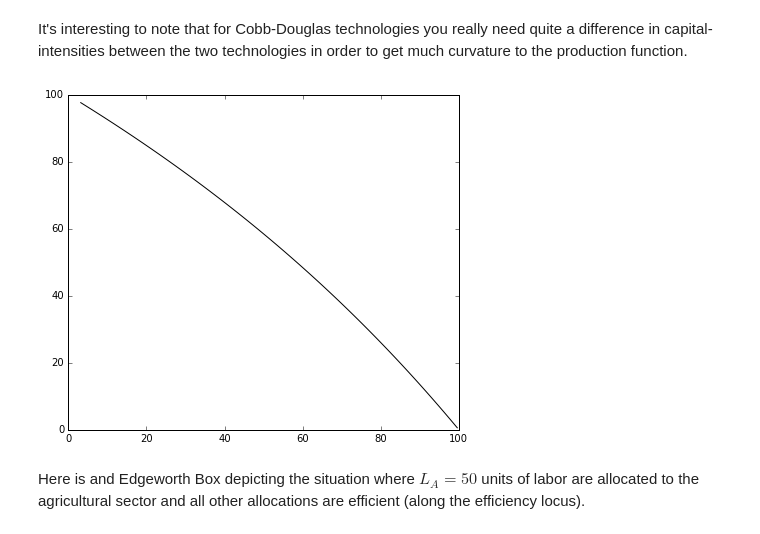
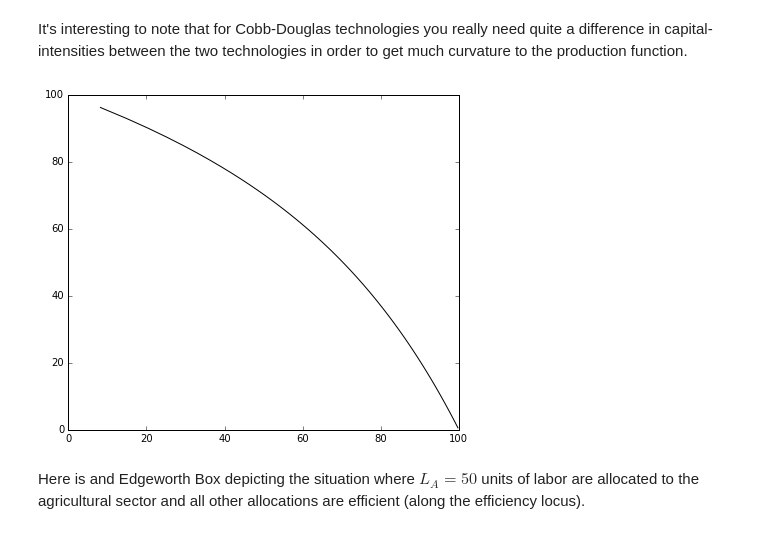
Before and after one commit to jhconning/Dev-II, a Jupyter notebook: notebooks/EdgeworthProduction.ipynb, the cells around one changed output. Saved outputs shown, nothing was run; the diff lists cells and outputs as text; code cells hidden in the pictures.

```diff
--- a/notebooks/EdgeworthProduction.ipynb
+++ b/notebooks/EdgeworthProduction.ipynb
@@ -101,9 +125,9 @@ def ppf(LA,Kbar=KBAR, Lbar=LBAR,alpha=ALPHA,beta=BETA):
 It's interesting to note that for Cobb-Douglas technologies you really need quite a difference in capital-intensities between the two technologies in order to get much curvature to the production function.
 # %%
 fig, ax = plt.subplots(figsize=(7,6))
-ppf(50,alpha =0.7, beta=0.3)
+ppf(50,alpha =0.8, beta=0.2)
 # %% [output]
-[figure, old version]
+[figure, new version]
 # %% [markdown]
 Here is and Edgeworth Box depicting the situation where $L_A = 50$ units of labor are allocated to the agricultural sector and all other allocations are efficient (along the efficiency locus).
 # %%
```
Also changed, not shown: parts of 8 cells of this notebook, 2 other files.
